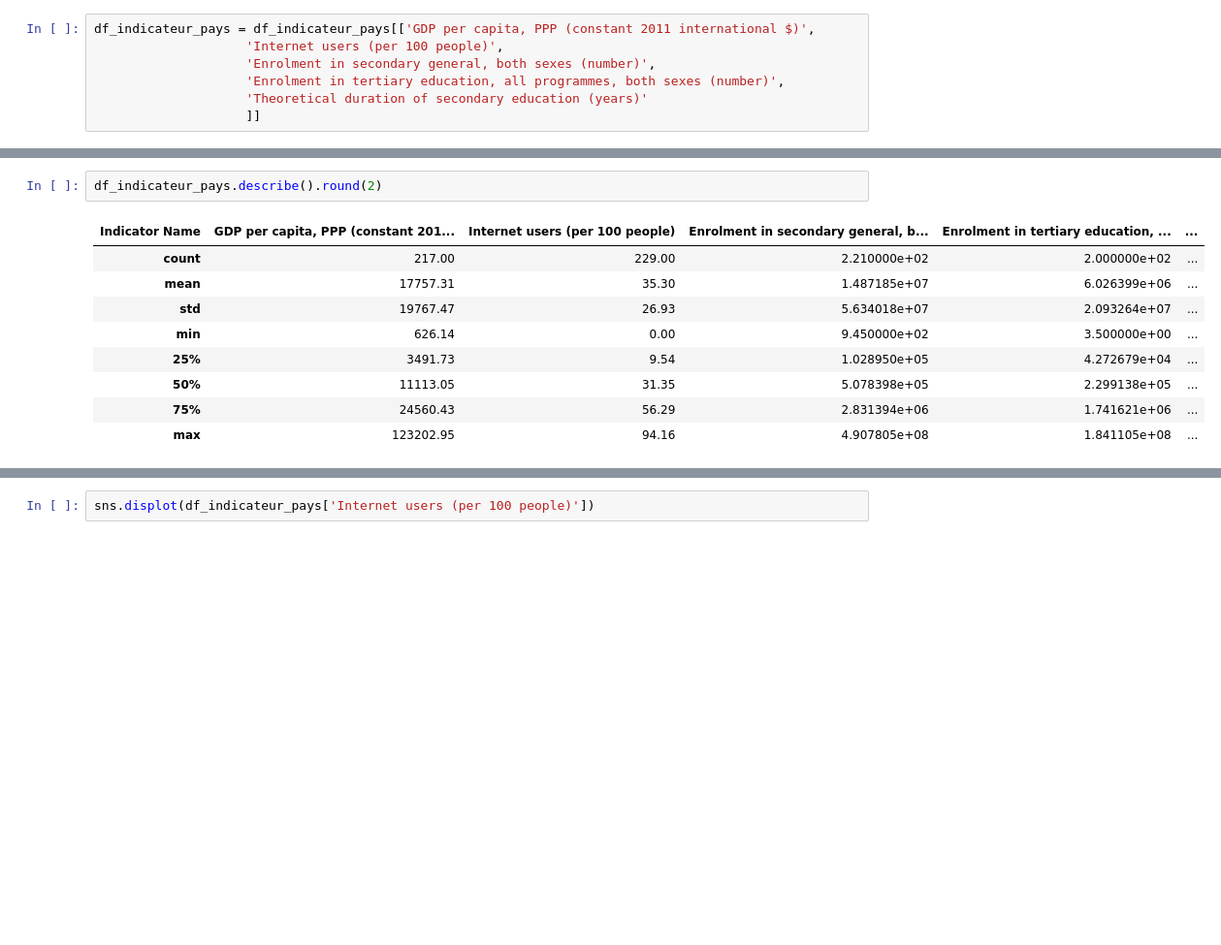
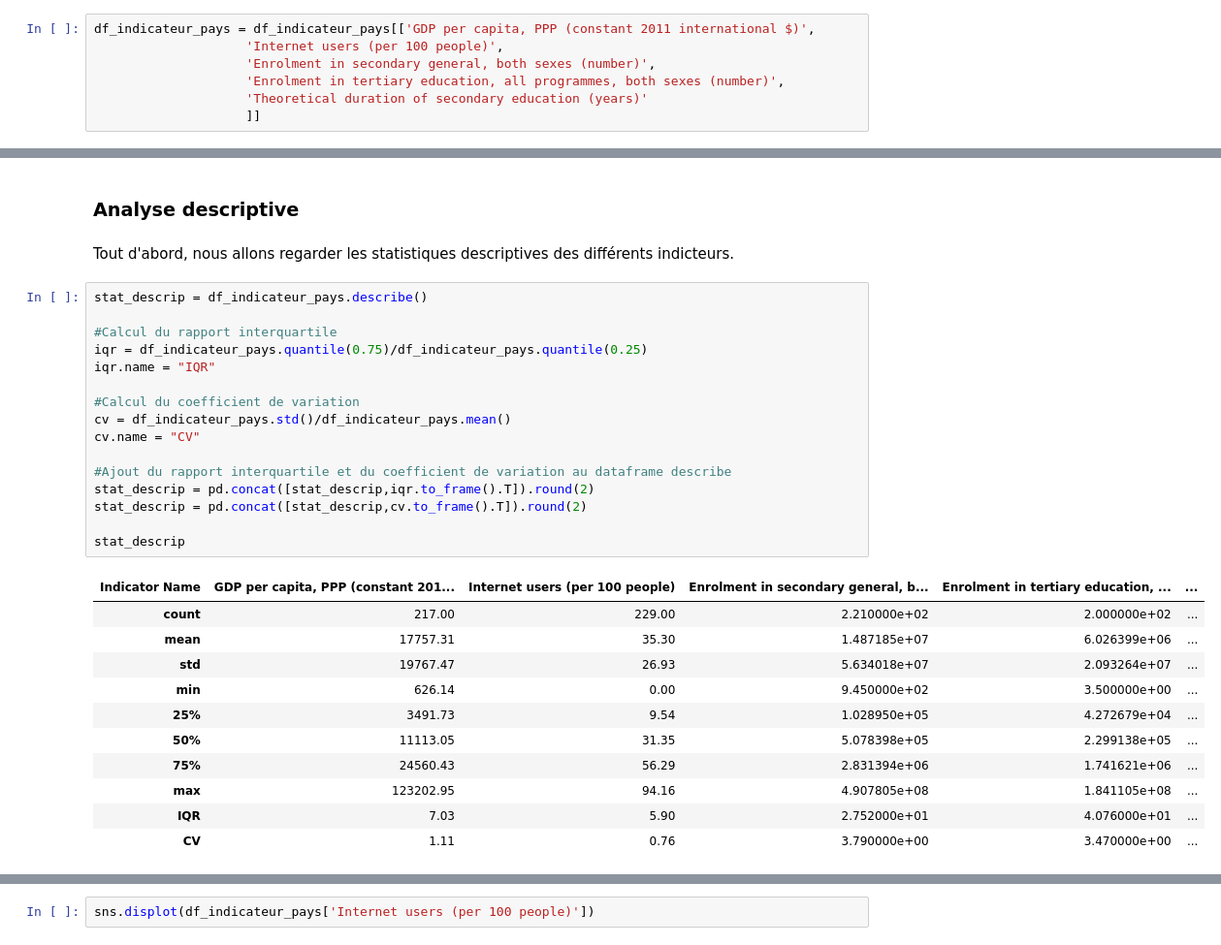
Before and after one commit to R0mNavarr0/Analysez-des-donnees-de-systemes-educatifs, a Jupyter notebook: EDA_academy.ipynb, the cells around one changed output, grey strips where cells are left out. Shown at 97% size. Cells and saved outputs as stored; diff of their text form; blank space fills up the shorter version.

```diff
--- a/EDA_academy.ipynb
+++ b/EDA_academy.ipynb
@@ -692,12 +734,32 @@ df_indicateur_pays
+# %% [markdown]
+### Analyse descriptive
+# %% [markdown]
+Tout d'abord, nous allons regarder les statistiques descriptives des différents indicteurs.
 # %%
-df_indicateur_pays.describe().round(2)
+stat_descrip = df_indicateur_pays.describe()
+
+#Calcul du rapport interquartile
+iqr = df_indicateur_pays.quantile(0.75)/df_indicateur_pays.quantile(0.25)
+iqr.name = "IQR"
+
+#Calcul du coefficient de variation
+cv = df_indicateur_pays.std()/df_indicateur_pays.mean()
+cv.name = "CV"
+
+#Ajout du rapport interquartile et du coefficient de variation au dataframe describe
+stat_descrip = pd.concat([stat_descrip,iqr.to_frame().T]).round(2)
+stat_descrip = pd.concat([stat_descrip,cv.to_frame().T]).round(2)
+
+stat_descrip
 # %% [output]
 | Indicator Name | GDP per capita, PPP (constant 201... | Internet users (per 100 people) | Enrolment in secondary general, b... | Enrolment in tertiary education, ... | ... |
 | count | 217.00 | 229.00 | 2.210000e+02 | 2.000000e+02 | ... |
 | mean | 17757.31 | 35.30 | 1.487185e+07 | 6.026399e+06 | ... |
 | std | 19767.47 | 26.93 | 5.634018e+07 | 2.093264e+07 | ... |
 | min | 626.14 | 0.00 | 9.450000e+02 | 3.500000e+00 | ... |
 | 25% | 3491.73 | 9.54 | 1.028950e+05 | 4.272679e+04 | ... |
 | 50% | 11113.05 | 31.35 | 5.078398e+05 | 2.299138e+05 | ... |
 | 75% | 24560.43 | 56.29 | 2.831394e+06 | 1.741621e+06 | ... |
 | max | 123202.95 | 94.16 | 4.907805e+08 | 1.841105e+08 | ... |
+| IQR | 7.03 | 5.90 | 2.752000e+01 | 4.076000e+01 | ... |
+| CV | 1.11 | 0.76 | 3.790000e+00 | 3.470000e+00 | ... |
```
Also changed, not shown: parts of 41 cells of this notebook.
